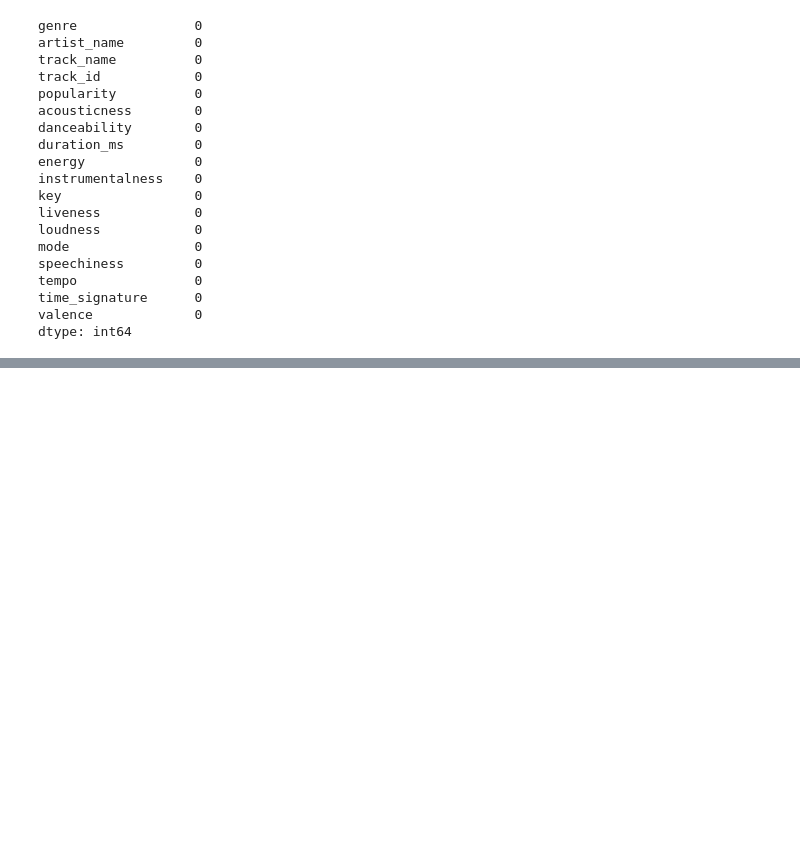
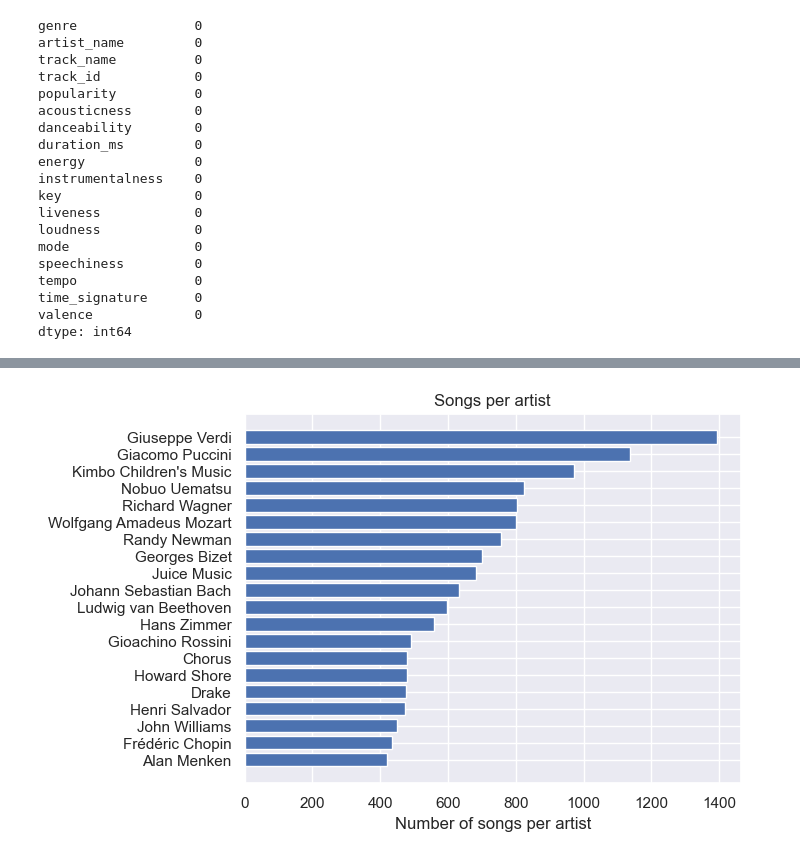
Before and after one commit to tanvi-jain3/SC1015-Song-Genre-Classification, a Jupyter notebook: Data Science Mini_Project.ipynb, the cells around one changed output, grey strips where cells are left out. Drawn from its saved outputs; the diff is of its cells as text; code cells hidden in the pictures; blank space fills up the shorter version.

```diff
--- a/Data Science Mini_Project.ipynb
+++ b/Data Science Mini_Project.ipynb
@@ -118,0 +131,2 @@ Index(['genre', 'artist_name', 'track_name', 'track_id', 'popularity',
+# %%
+artists = musicdata["artist_name"].value_counts()[:20].sort_values(ascending = True)
@@ -118,0 +153,7 @@ Index(['genre', 'artist_name', 'track_name', 'track_id', 'popularity',
+# %%
+plt.barh(artists.index, artists)
+plt.xlabel("Number of songs per artist")
+plt.title("Songs per artist")
+plt.show()
+# %% [output]
+[figure, added]
```
Also changed, not shown: parts of 26 cells of this notebook.
